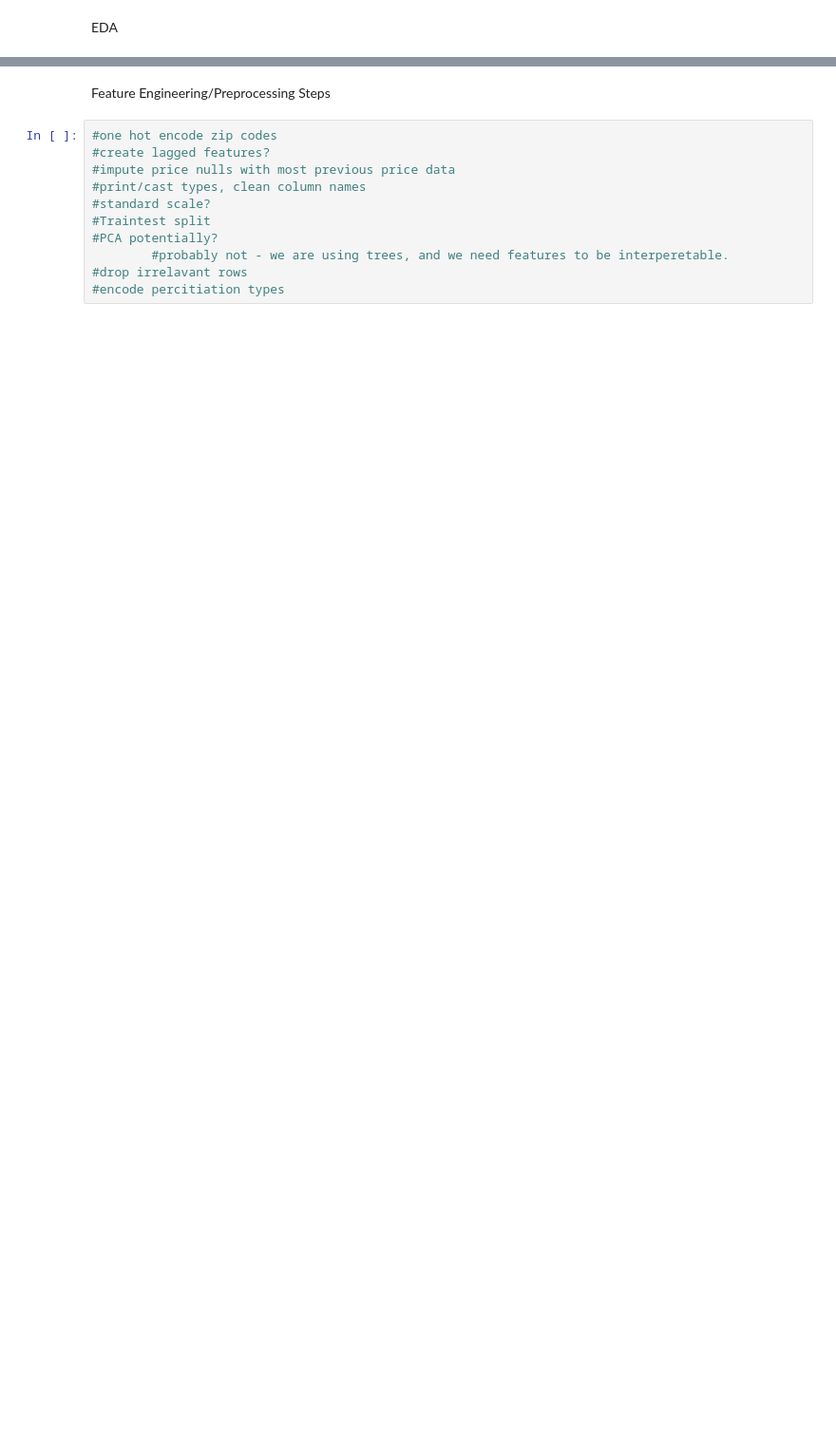
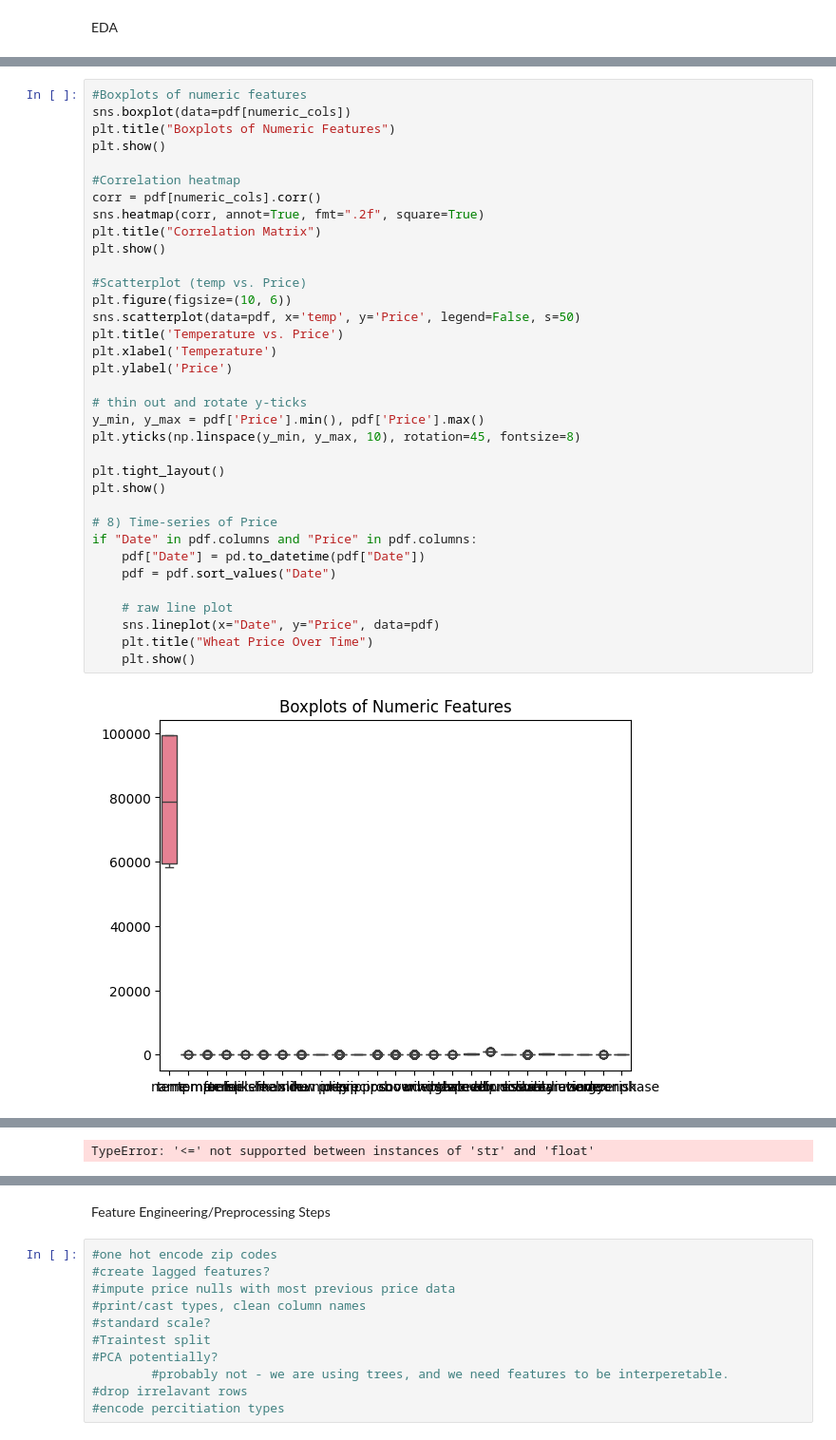
Before and after one commit to presleySZ/wheat-price-pred, a Jupyter notebook: wheat_price_prediction_ist418.ipynb, the cells around one changed output, grey strips where cells are left out. Shown at 95% size. Saved outputs shown, nothing was run; the diff lists cells and outputs as text; blank space fills up the shorter version.

```diff
--- a/wheat_price_prediction_ist418.ipynb
+++ b/wheat_price_prediction_ist418.ipynb
@@ -151,0 +147,37 @@ if "Date" in pdf.columns and "Price" in pdf.columns:
+# %%
+#Boxplots of numeric features
+sns.boxplot(data=pdf[numeric_cols])
+plt.title("Boxplots of Numeric Features")
+plt.show()
+
+#Correlation heatmap
+corr = pdf[numeric_cols].corr()
+sns.heatmap(corr, annot=True, fmt=".2f", square=True)
+plt.title("Correlation Matrix")
+plt.show()
+
+#Scatterplot (temp vs. Price)
+plt.figure(figsize=(10, 6))
+sns.scatterplot(data=pdf, x='temp', y='Price', legend=False, s=50)
+plt.title('Temperature vs. Price')
+plt.xlabel('Temperature')
+plt.ylabel('Price')
+
+# thin out and rotate y-ticks
+y_min, y_max = pdf['Price'].min(), pdf['Price'].max()
+plt.yticks(np.linspace(y_min, y_max, 10), rotation=45, fontsize=8)
+
+plt.tight_layout()
+plt.show()
+
+# 8) Time‑series of Price
+if "Date" in pdf.columns and "Price" in pdf.columns:
+    pdf["Date"] = pd.to_datetime(pdf["Date"])
+    pdf = pdf.sort_values("Date")
+
+    # raw line plot
+    sns.lineplot(x="Date", y="Price", data=pdf)
+    plt.title("Wheat Price Over Time")
+    plt.show()
+# %% [output]
+[figure, added]
@@ -151,0 +185 @@ if "Date" in pdf.columns and "Price" in pdf.columns:
+TypeError: '<=' not supported between instances of 'str' and 'float'
```
Also changed, not shown: parts of 7 cells of this notebook.
